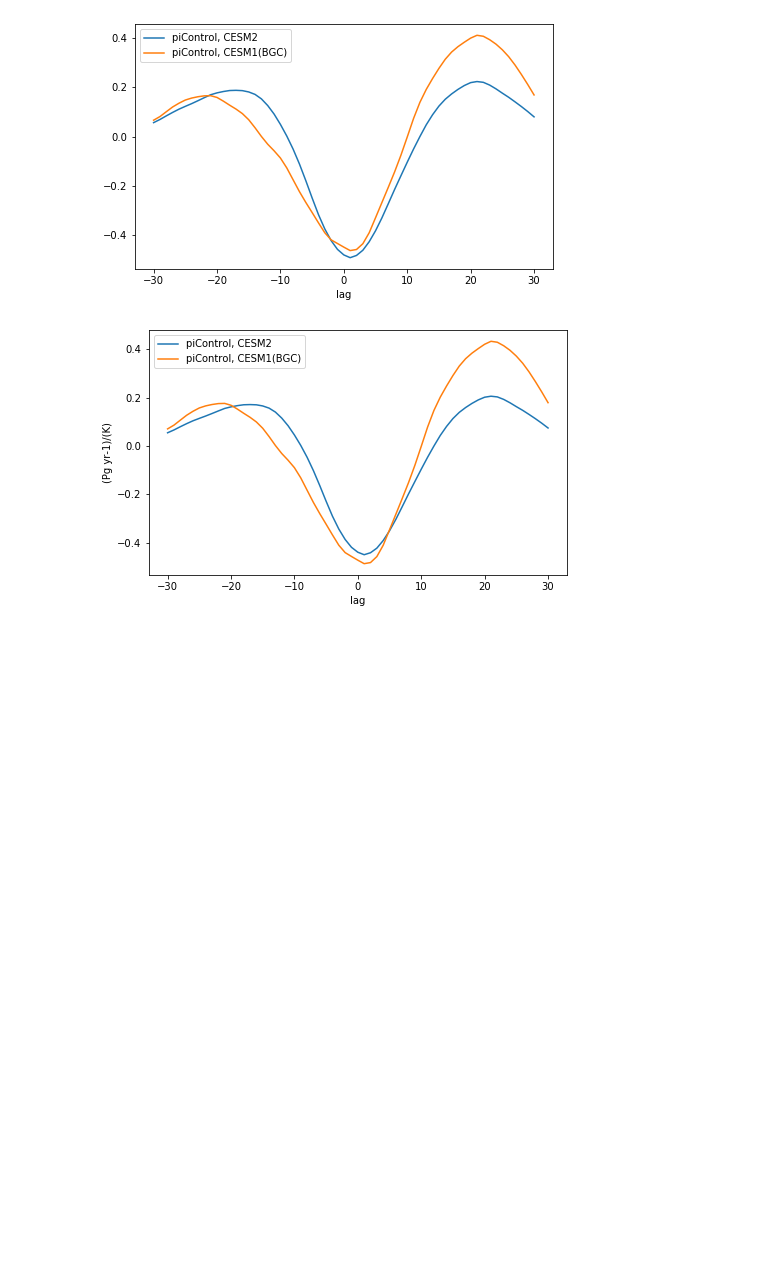
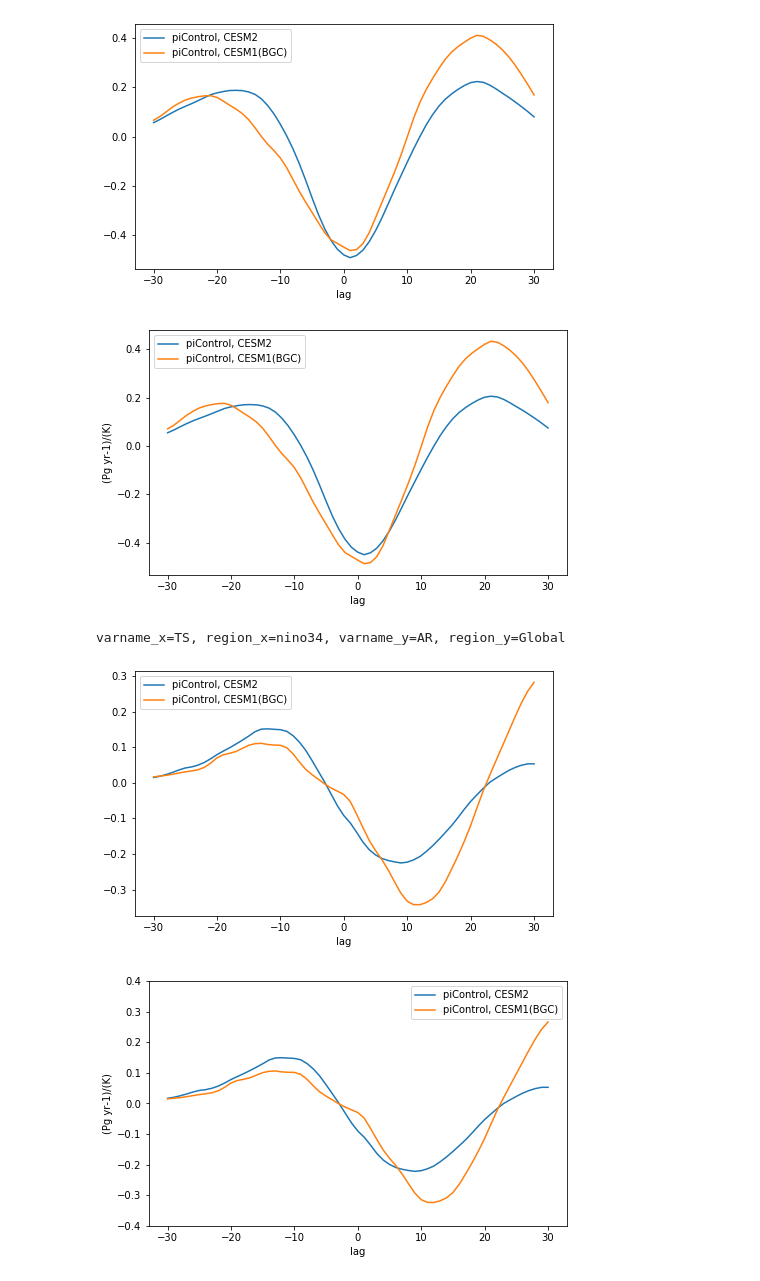
Before and after one commit to klindsay28/CESM2_coup_carb_cycle_JAMES, a Jupyter notebook: lag_corr_ENSO_LND.ipynb, the cells around one changed output. Cells and saved outputs as stored; diff of their text form; code cells hidden in the pictures; blank space fills up the shorter version.

```diff
--- a/lag_corr_ENSO_LND.ipynb
+++ b/lag_corr_ENSO_LND.ipynb
@@ -117,4 +120,10 @@ corr_anal(('TS', 'NPP'), ['piControl', 'piControl-cmip5'], component_pair=('atm'
 varname_x=TS, region_x=nino34, varname_y=NPP, region_y=Global
 [figure]
 [figure]
+# %%
+corr_anal(('TS', 'AR'), ['piControl', 'piControl-cmip5'], component_pair=('atm', 'lnd'), region_x='nino34', ylim=(-.4,.4))
+# %% [output]
+varname_x=TS, region_x=nino34, varname_y=AR, region_y=Global
+[figure, added]
+[figure, added]
 # %%
```
Also changed, not shown: parts of 7 cells of this notebook, 14 other files.
